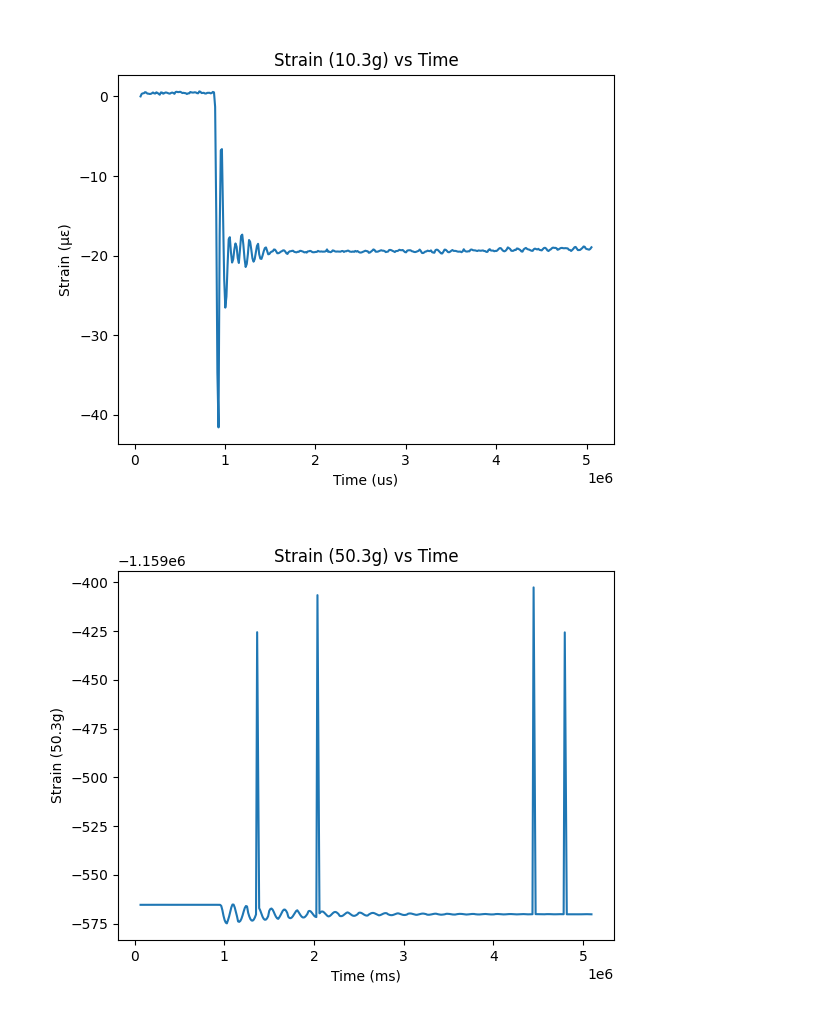
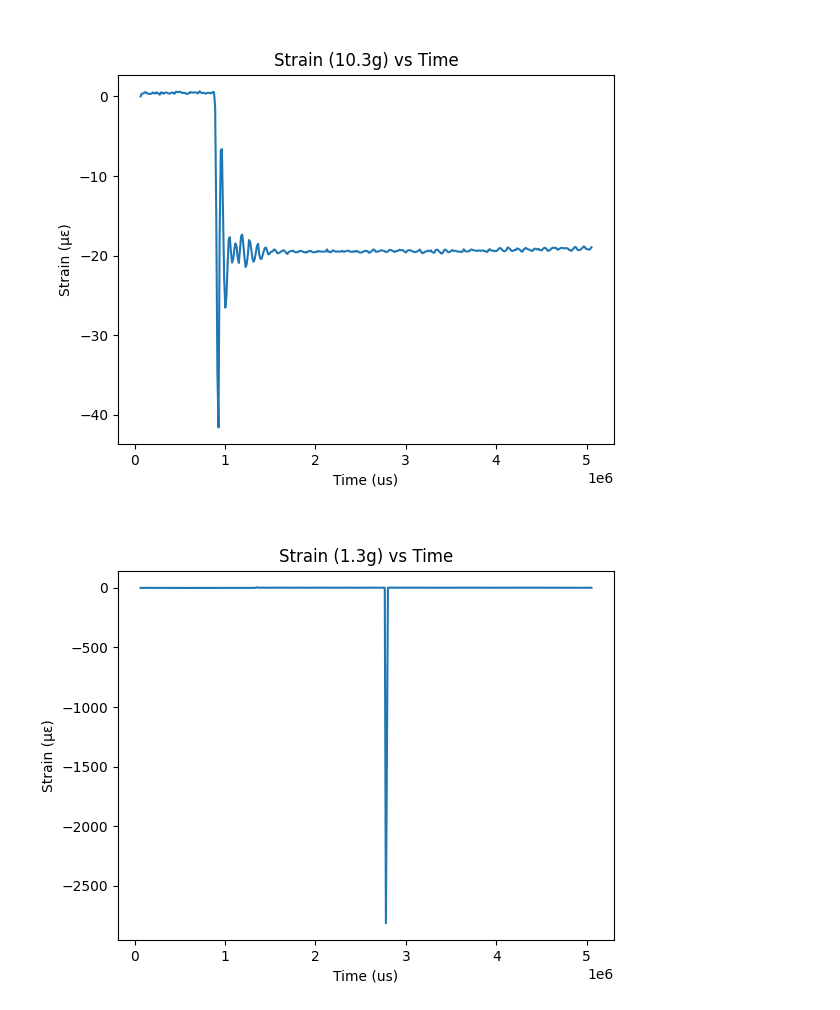
Before and after one commit to rkonecky/geng360-konecky, a Jupyter notebook: Lab 4 - Beam/Strain calcs.ipynb, the cells around one changed output. Drawn from its saved outputs; the diff is of its cells as text; code cells hidden in the pictures.

Commit message:
graphs

```diff
--- a/Lab 4 - Beam/Strain calcs.ipynb
+++ b/Lab 4 - Beam/Strain calcs.ipynb
@@ -256,37 +256,44 @@ plt.show()
 # %%
 # Convert data to V
 
 Vcc = 5.00
 
-strain503g['StrainVout503g'] = (strain503g["strain (raw)"] / 128 ) * (Vcc / 16777215)
+strain13g['StrainVout13g'] = (strain13g["strain (raw)"] / 128 ) * (Vcc / 16777215)
 
-Vunstrained = 2.74 # V
 Vin = 5.00 # V
 GF = 2.11 # Gauge factor for the strain gauge, this is a property of the material and geometry of the gauge.
 
-strain503g['Vr503g'] = ( strain503g['StrainVout503g'] / Vin ) - Vunstrained
+# Compute baseline as average of first 100 samples (dimensionless ratio)
+baseline_samples = 100
+Vunstrained_ratio = strain13g['StrainVout13g'].iloc[:baseline_samples].mean() / Vin
 
-strain503g['Vr503g'].head()
+strain13g['Vr13g'] = ( strain13g['StrainVout13g'] / Vin ) - Vunstrained_ratio
 
-strain503g['strainfinal503g'] = ( strain503g['Vr503g'] * (-4) ) / (GF * (1 + (strain503g['Vr503g'] * 2)) )
+strain13g['Vr13g'].head()
 
-strain503g['strainfinal503g'].head()
+strain13g['strainfinal13g'] = (( strain13g['Vr13g'] * (-4) ) / (GF * (1 + (strain13g['Vr13g'] * 2)) ) )
+
+strain13g['strainfinal13g'].head()
 
 # convert strain units to microstrain (1 microstrain = 1e-6 strain)
-strain503g['strainfinal503g'] = strain503g['strainfinal503g'] * 1e6
+strain13g['strainfinal13g'] = strain13g['strainfinal13g'] * 1e6
 
-# plot stress vs time for 503g
+# Zero the strain at the start (subtract initial value to make t=0 = 0)
+initial_strain = strain13g['strainfinal13g'].iloc[0]
+strain13g['strainfinal13g'] = (strain13g['strainfinal13g'] - initial_strain) * -1
+
+# plot stress vs time for 103g
 plt.figure()  # Create a new figure
-sns.lineplot(x="Times (us)", y= "strainfinal503g", data=strain503g)
-plt.title("Strain (50.3g) vs Time")
-plt.xlabel("Time (ms)")
-plt.ylabel("Strain (50.3g)")
+sns.lineplot(x="Times (us)", y= "strainfinal13g", data=strain13g)
+plt.title("Strain (1.3g) vs Time")
+plt.xlabel("Time (us)")
+plt.ylabel("Strain (µε)")
 
 mplcursors.cursor(hover=False)  # Enable interactive cursor for data point selection
 
 # Click anywhere on your data to add a cursor
 # Right-click to remove a cursor
 
 plt.show()
 # %% [output]
-[figure, old version]
+[figure, new version]
```
Also changed, not shown: parts of 2 cells of this notebook, 24 other files.
